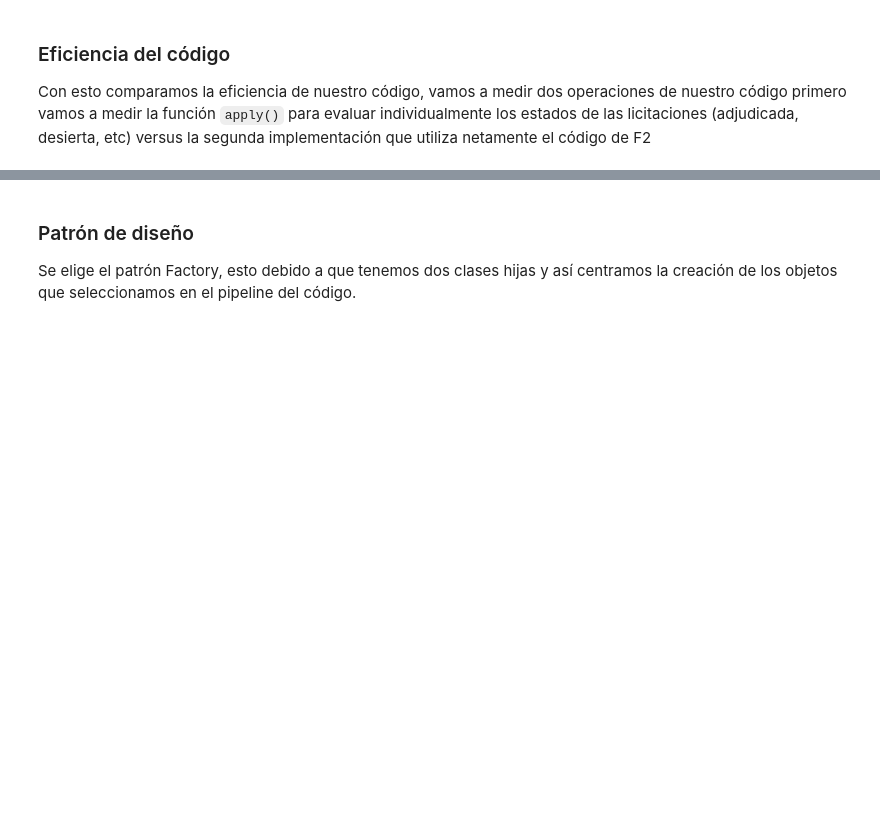
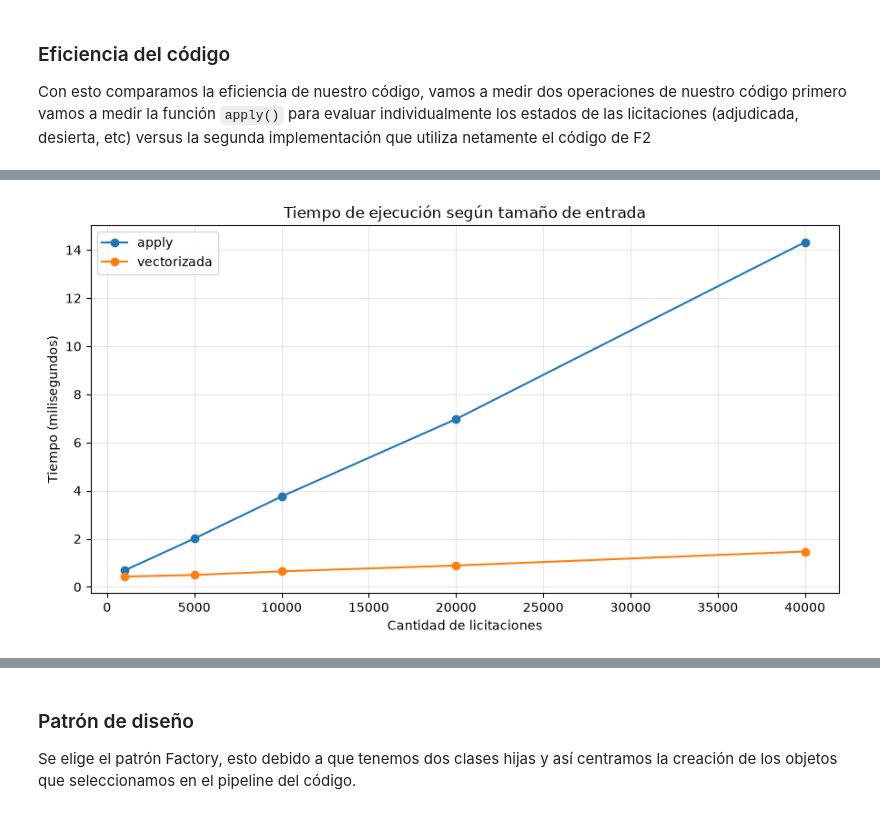
Before and after one commit to IgnacioCardenass/proyecto-grupo_1-mcdi500, a Jupyter notebook: F3/notebooks/S2_F3_NucleoAlgoritmico.ipynb, the cells around one changed output, grey strips where cells are left out. Cells and saved outputs as stored; diff of their text form; code cells hidden in the pictures; blank space fills up the shorter version.

Commit message:
perf(f3): comparar eficiencia temporal y espacial con tamaños crecientes

```diff
--- a/F3/notebooks/S2_F3_NucleoAlgoritmico.ipynb
+++ b/F3/notebooks/S2_F3_NucleoAlgoritmico.ipynb
@@ -562 +562,14 @@ Ambas implementaciones coinciden con F2
 Versión más rápida: Vectorizada
+# %%
+
+# Evaluación de eficiencia con tamaños crecientes
+
+from medicion import comparar_rendimiento_por_tamano
+
+tabla_eficiencia = comparar_rendimiento_por_tamano(
+    df_licitaciones_f2,
+    tamanos=(1000, 5000, 10000, 20000, 40000),
+    repeticiones=5
+)
+
+display(tabla_eficiencia)
@@ -562,0 +588,69 @@ Versión más rápida: Vectorizada
+# %%
+
+# Visualización de los resultados de eficiencia
+
+import matplotlib.pyplot as plt
+
+# Organizar los datos para comparar ambas implementaciones
+tiempos = tabla_eficiencia.pivot(
+    index="Registros",
+    columns="Implementacion",
+    values="TiempoSegundos"
+) * 1000
+
+memorias = tabla_eficiencia.pivot(
+    index="Registros",
+    columns="Implementacion",
+    values="MemoriaMB"
+)
+
+# Gráfico 1: tiempo de ejecución
+fig, ax = plt.subplots(figsize=(9, 5))
+
+for columna in tiempos.columns:
+    ax.plot(
+        tiempos.index,
+        tiempos[columna],
+        marker="o",
+        label=columna
+    )
+
+ax.set_title("Tiempo de ejecución según tamaño de entrada")
+ax.set_xlabel("Cantidad de licitaciones")
+ax.set_ylabel("Tiempo (milisegundos)")
+ax.legend()
+ax.grid(True, alpha=0.3)
+
+plt.tight_layout()
+plt.show()
+
+# Gráfico 2: memoria máxima medida
+fig, ax = plt.subplots(figsize=(9, 5))
+
+for columna in memorias.columns:
+    ax.plot(
+        memorias.index,
+        memorias[columna],
+        marker="o",
+        label=columna
+    )
+
+ax.set_title("Memoria asignada según tamaño de entrada")
+ax.set_xlabel("Cantidad de licitaciones")
+ax.set_ylabel("Memoria máxima registrada (MB)")
+ax.legend()
+ax.grid(True, alpha=0.3)
+
+plt.tight_layout()
+plt.show()
+
+# Resumen de la ventaja temporal
+ventaja = tiempos["apply"] / tiempos["vectorizada"]
+
+resumen_ventaja = ventaja.rename(
+    "VentajaVectorizada"
+).reset_index()
+
+display(resumen_ventaja)
+# %% [output]
+[figure, added]
```
Also changed, not shown: parts of 5 cells of this notebook, 1 other file.
